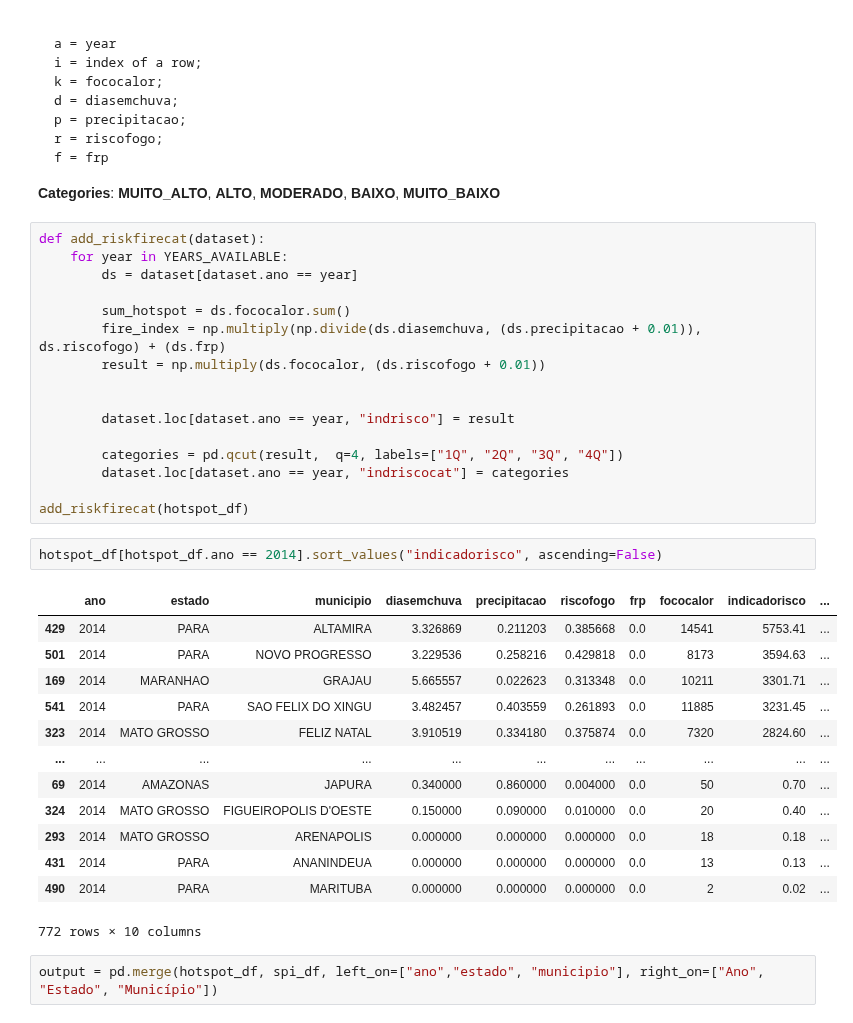
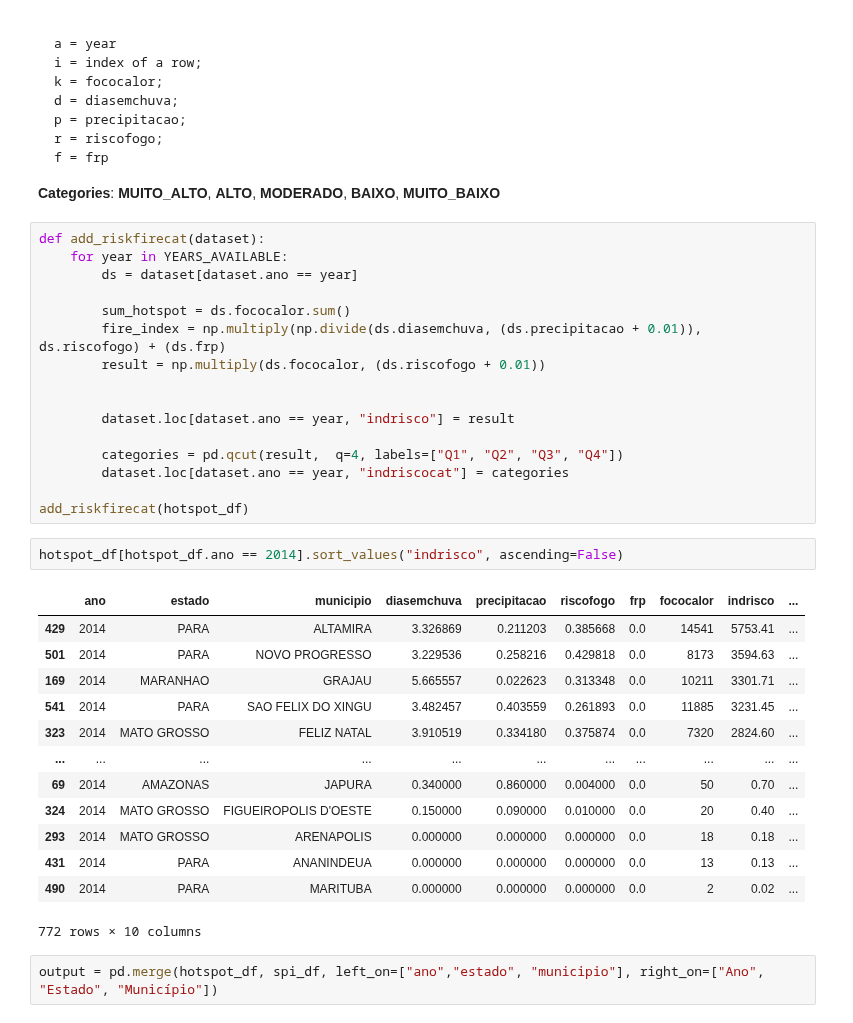
Before and after one commit to faustofcjr/amazon-social-progress, a Jupyter notebook: 02_data_preparation.ipynb, the cells around one changed output. Cells and saved outputs as stored; diff of their text form.

```diff
--- a/02_data_preparation.ipynb
+++ b/02_data_preparation.ipynb
@@ -566,14 +566,14 @@ def add_riskfirecat(dataset):
 
         dataset.loc[dataset.ano == year, "indrisco"] = result
 
-        categories = pd.qcut(result,  q=4, labels=["1Q", "2Q", "3Q", "4Q"])
+        categories = pd.qcut(result,  q=4, labels=["Q1", "Q2", "Q3", "Q4"])
         dataset.loc[dataset.ano == year, "indriscocat"] = categories
 
 add_riskfirecat(hotspot_df)
 # %%
-hotspot_df[hotspot_df.ano == 2014].sort_values("indicadorisco", ascending=False)
+hotspot_df[hotspot_df.ano == 2014].sort_values("indrisco", ascending=False)
 # %% [output]
-|  | ano | estado | municipio | diasemchuva | precipitacao | riscofogo | frp | fococalor | indicadorisco | ... |
+|  | ano | estado | municipio | diasemchuva | precipitacao | riscofogo | frp | fococalor | indrisco | ... |
 | 429 | 2014 | PARA | ALTAMIRA | 3.326869 | 0.211203 | 0.385668 | 0.0 | 14541 | 5753.41 | ... |
 | 501 | 2014 | PARA | NOVO PROGRESSO | 3.229536 | 0.258216 | 0.429818 | 0.0 | 8173 | 3594.63 | ... |
 | 169 | 2014 | MARANHAO | GRAJAU | 5.665557 | 0.022623 | 0.313348 | 0.0 | 10211 | 3301.71 | ... |
```
Also changed, not shown: parts of 2 cells of this notebook, 7 other files.
